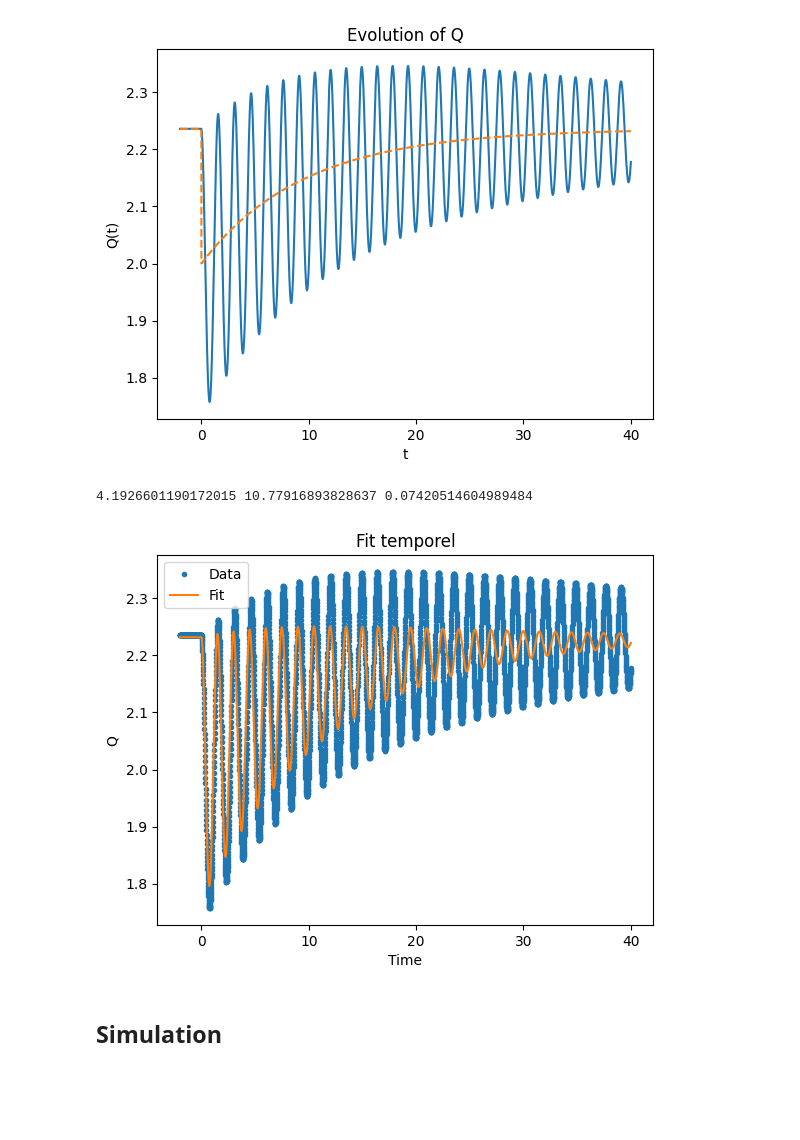
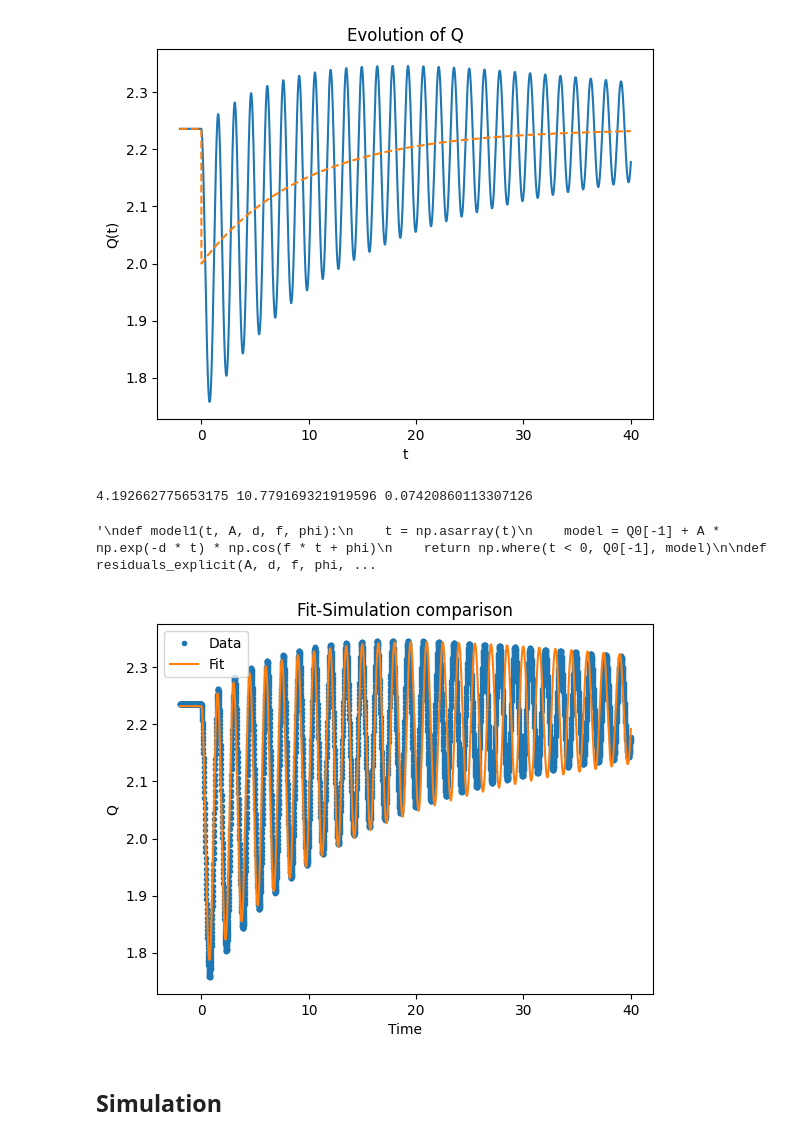
Before and after one commit to VictorC-dot/GeTe_Spectro_Simulation, a Jupyter notebook: Model_2D_Spectro.ipynb, the cells around one changed output. Cells and saved outputs as stored; diff of their text form; code cells hidden in the pictures; blank space fills up the shorter version.

Commit message:
New tests for damping fitting (not fixed)

```diff
--- a/Model_2D_Spectro.ipynb
+++ b/Model_2D_Spectro.ipynb
@@ -225,14 +225,12 @@ params = init_params
 delta_Q0 = Q0[-1] - np.sqrt((-a0-a1)/(2*b))
 
 def model1(t, f, t1, d):
-    t = np.asarray(t)  # sécurité si liste
+    t = np.asarray(t)
 
     return np.where(
         t < 0,
         Q0[-1],
-        Q0[-1] - delta_Q0 * (
-            np.exp(-t/t1) - np.cos(f*t) * np.exp(-d*t)
-        )
+        Q0[-1] - delta_Q0 * np.exp(-t/t1) + delta_Q0 * np.cos(f*t) * np.exp(-d*t)
     )
 
 def residuals_explicit(f, t1, d, t, data):
@@ -241,11 +239,11 @@ def residuals_explicit(f, t1, d, t, data):
 
 # fitting requires parameter vector
 def residuals_wrapper(x, t, data):
-    f, t1, d = x
+    f, t1, d= x
     return residuals_explicit(f, t1, d, t, data)
 
 # initial guess
-x0 = [2,50,0.3]
+x0 = [2,50,0.001]
 
 result = least_squares(
     residuals_wrapper,
@@ -258,24 +256,55 @@ result = least_squares(
 f_fit, t1_fit, d_fit = result.x
 
 print(f_fit, t1_fit, d_fit)
+
+"""
+def model1(t, A, d, f, phi):
+    t = np.asarray(t)
+    model = Q0[-1] + A * np.exp(-d * t) * np.cos(f * t + phi)
+    return np.where(t < 0, Q0[-1], model)
+
+def residuals_explicit(A, d, f, phi, t, data):
+    model_vals = model1(t, A, d, f, phi)
+    return model_vals - data
+
+def residuals_wrapper(x, t, data):
+    A, d, f, phi = x
+    return residuals_explicit(A, d, f, phi, t, data)
+
+# initial guess
+x0 = [(max(Q) - min(Q))/2, 0.05, 2, 0]
+
+result = least_squares(
+    residuals_wrapper,
+    x0,
+    args=(t, Q),
+    bounds=([0, 0, 0, -np.inf], [np.inf, np.inf, np.inf, np.inf]),
+    loss="soft_l1"
+)
+
+A_fit, d_fit, f_fit, phi_fit = result.x
+
+print(A_fit, d_fit, f_fit, phi_fit)
+"""
 # %% [output]
-4.1926601190172015 10.77916893828637 0.07420514604989484
+4.192662775653175 10.779169321919596 0.07420860113307126
+'\ndef model1(t, A, d, f, phi):\n    t = np.asarray(t)\n    model = Q0[-1] + A * np.exp(-d * t) * np.cos(f * t + phi)\n    return np.where(t < 0, Q0[-1], model)\n\ndef residuals_explicit(A, d, f, phi, ...
 # %%
 ### Comparison between simulation and model
 
-Q_model = model1(t, f_fit, t1_fit, d_fit)
+Q_model = model1(t, f_fit, t1_fit, 0.3*d_fit) ### issue with damping fitting...
 
-# Plot principal
+# Plot
 plt.figure()
 plt.plot(t, Q, '.', label="Data")
 plt.plot(t, Q_model, '-', label="Fit")
 plt.xlabel("Time")
 plt.ylabel("Q")
 plt.legend()
-plt.title("Fit temporel")
+plt.title("Fit-Simulation comparison")
 plt.show()
 # %% [output]
-[figure, old version]
+[figure, new version]
 # %% [markdown]
 ## Simulation
 # %% [markdown]
```
